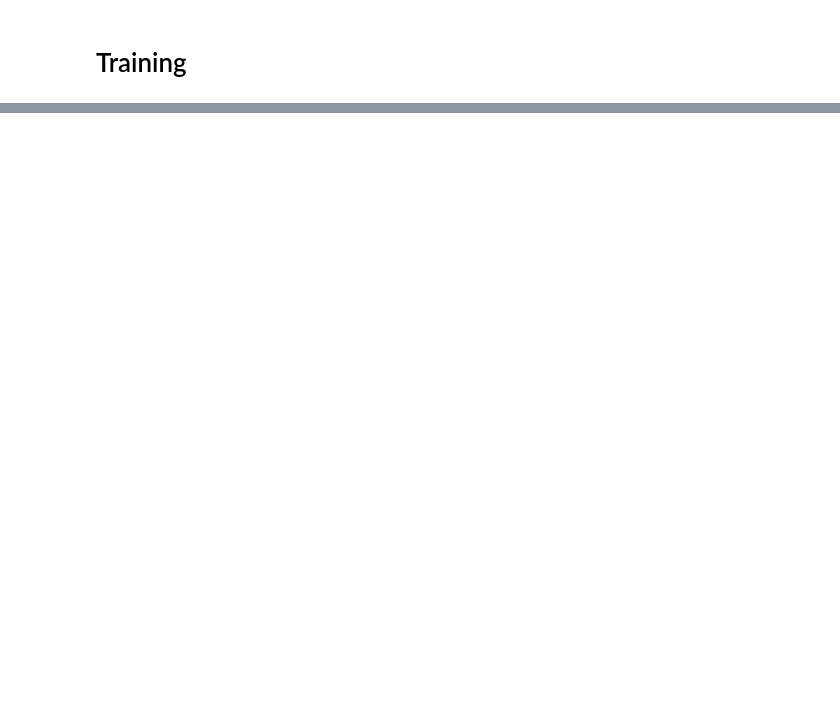
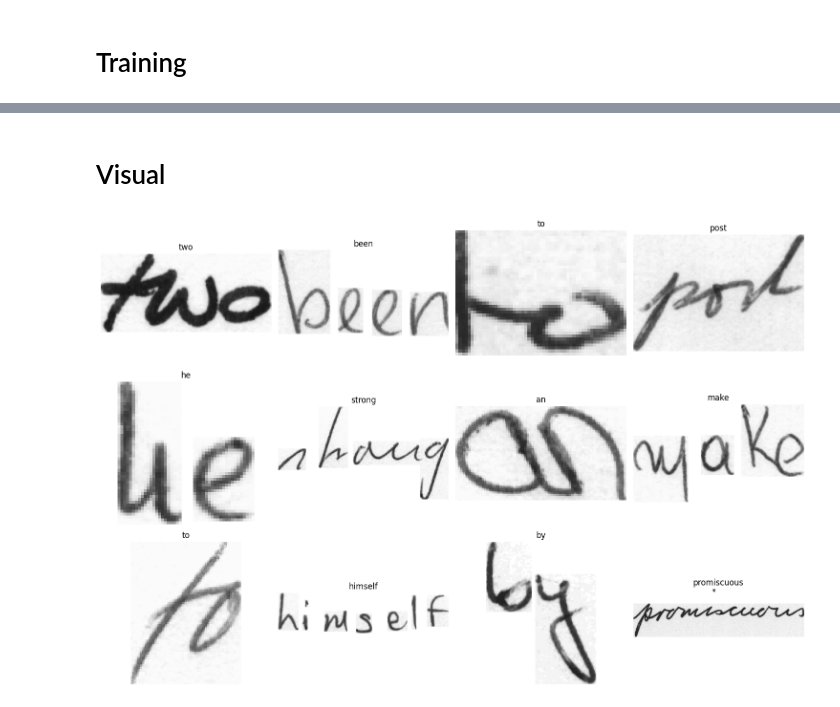
Before and after one commit to jGrzyb/handwriting_recognition, a Jupyter notebook: hand.ipynb, the cells around one changed output, grey strips where cells are left out. Saved outputs shown, nothing was run; the diff lists cells and outputs as text; code cells hidden in the pictures; blank space fills up the shorter version.

```diff
--- a/hand.ipynb
+++ b/hand.ipynb
@@ -423,0 +453,4 @@ class TLModel(nn.Module):
+# %%
+train_dataset = HandWritingDataset(root='words_data/train', transform=transform, label_transofrm=Params.encode_string, augument=augument)
+val_dataset = HandWritingDataset(root='words_data/val', transform=transform, label_transofrm=Params.encode_string)
+test_dataset = HandWritingDataset(root='words_data/test', transform=transform, label_transofrm=Params.encode_string)
@@ -480,0 +516,45 @@ predict(model, test_loader, amount=100)
+# %% [markdown]
+# Visual
+# %%
+train_loader = DataLoader(train_dataset, batch_size=32, num_workers=2, shuffle=True, collate_fn=collate_fn)
+images, labels = next(iter(train_loader))
+
+fig, axes = plt.subplots(4, 4, figsize=(12, 8))
+for i, ax in enumerate(axes.flatten()):
+    if i >= len(images):
+        break
+    ax.imshow(images[i][0].cpu(), cmap='gray', aspect=8)
+    ax.set_title(Params.decode_string(labels[i].tolist()))
+    ax.axis('off')
+plt.tight_layout()
+plt.show()
+# %%
+transform = transforms.Compose([
+    # transforms.Resize((32, 512)),
+    transforms.ToTensor(),
+])
+
+test_dataset = HandWritingDataset(
+    root='words_data/test',
+    transform=transform,
+    label_transofrm=Params.encode_string
+)
+test_loader = DataLoader(test_dataset, batch_size=1,
+                         num_workers=2, shuffle=True)
+# %%
+fig, axes = plt.subplots(3, 4, figsize=(15, 10))
+for i, (im, label) in enumerate(test_loader):
+    if i >= 12:  # Limit to 12 images for the grid
+        break
+    toplot = im.squeeze(0).permute(1, 2, 0).cpu().numpy()
+    im = im.to(device)
+    # res = model(im).squeeze(1).argmax(1).cpu().numpy().tolist()
+    label = label.squeeze(0).cpu().numpy().tolist()
+    ax = axes[i // 4, i % 4]
+    ax.imshow(toplot, cmap='gray', aspect=1)
+    ax.set_title(Params.decode_string(label))
+    ax.axis('off')
+plt.tight_layout()
+plt.show()
+# %% [output]
+[figure, added]
```
Also changed, not shown: parts of 33 cells of this notebook, 2 other files.
